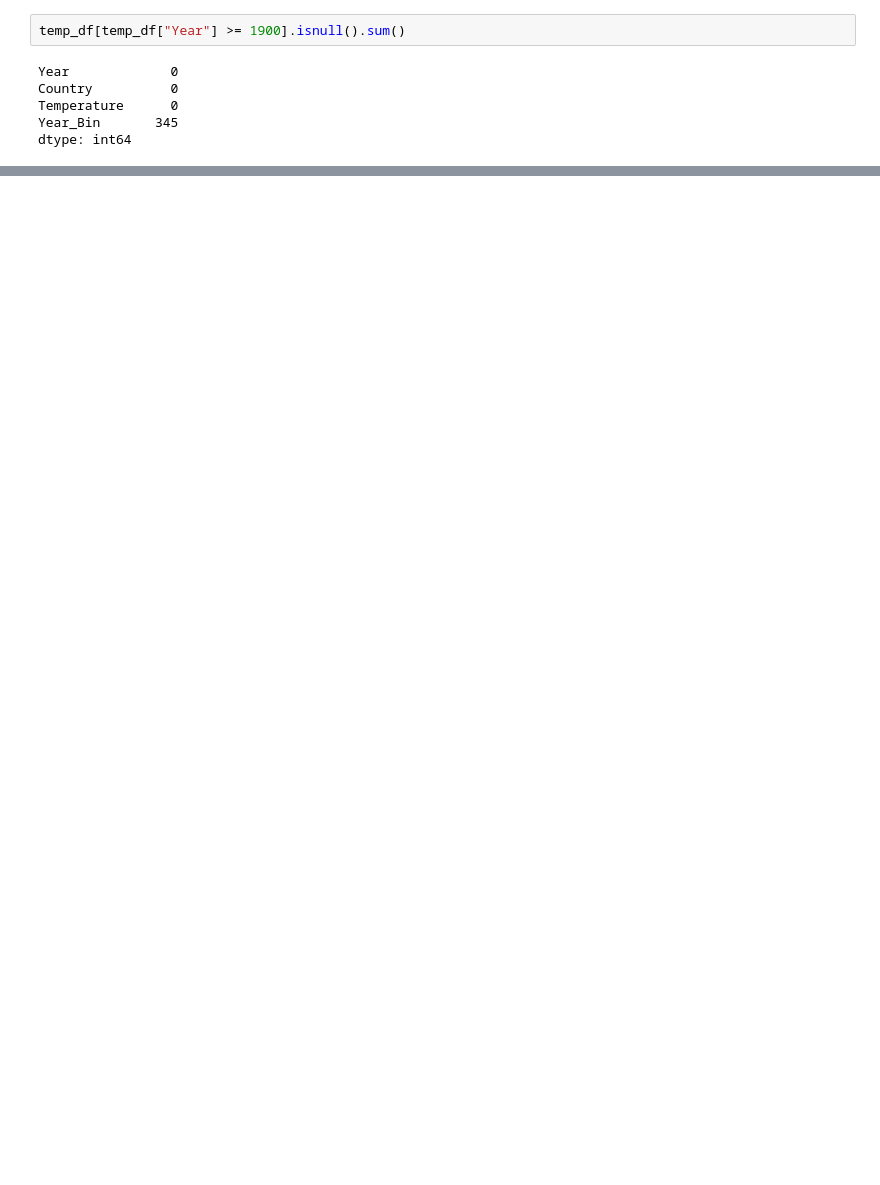
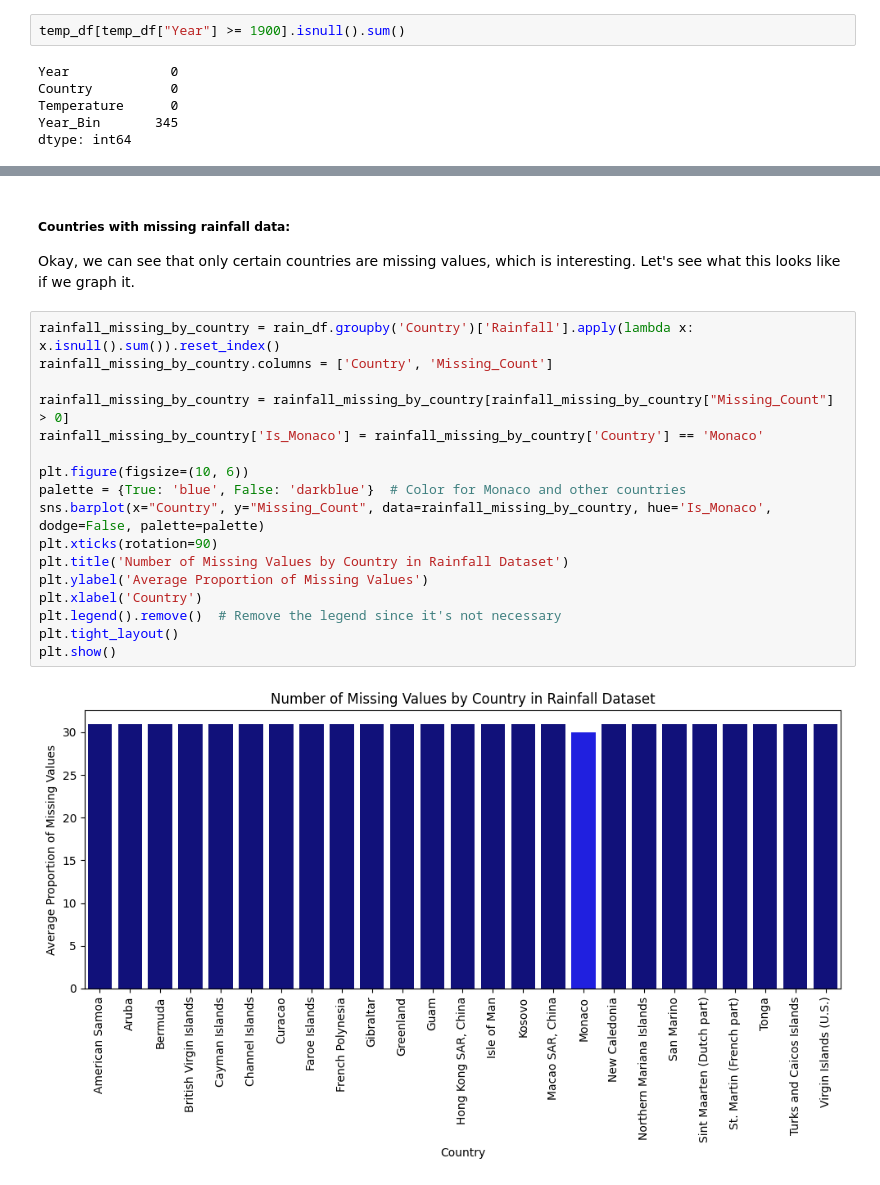
Before and after one commit to nkabram/um-milestone, a Jupyter notebook: Final.ipynb, the cells around one changed output, grey strips where cells are left out. Cells and saved outputs as stored; diff of their text form; blank space fills up the shorter version.

```diff
--- a/Final.ipynb
+++ b/Final.ipynb
@@ -354,0 +440,22 @@ temp_df_cleaned
+# %% [markdown]
+##### Countries with missing rainfall data:
+Okay, we can see that only certain countries are missing values, which is interesting. Let's see what this looks like if we graph it.
+# %%
+rainfall_missing_by_country = rain_df.groupby('Country')['Rainfall'].apply(lambda x: x.isnull().sum()).reset_index()
+rainfall_missing_by_country.columns = ['Country', 'Missing_Count']
+
+rainfall_missing_by_country = rainfall_missing_by_country[rainfall_missing_by_country["Missing_Count"] > 0]
+rainfall_missing_by_country['Is_Monaco'] = rainfall_missing_by_country['Country'] == 'Monaco'
+
+plt.figure(figsize=(10, 6))
+palette = {True: 'blue', False: 'darkblue'}  # Color for Monaco and other countries
+sns.barplot(x="Country", y="Missing_Count", data=rainfall_missing_by_country, hue='Is_Monaco', dodge=False, palette=palette)
+plt.xticks(rotation=90)
+plt.title('Number of Missing Values by Country in Rainfall Dataset')
+plt.ylabel('Average Proportion of Missing Values')
+plt.xlabel('Country')
+plt.legend().remove()  # Remove the legend since it's not necessary
+plt.tight_layout()
+plt.show()
+# %% [output]
+[figure, added]
```
Also changed, not shown: parts of 103 cells of this notebook, 6 other files.
